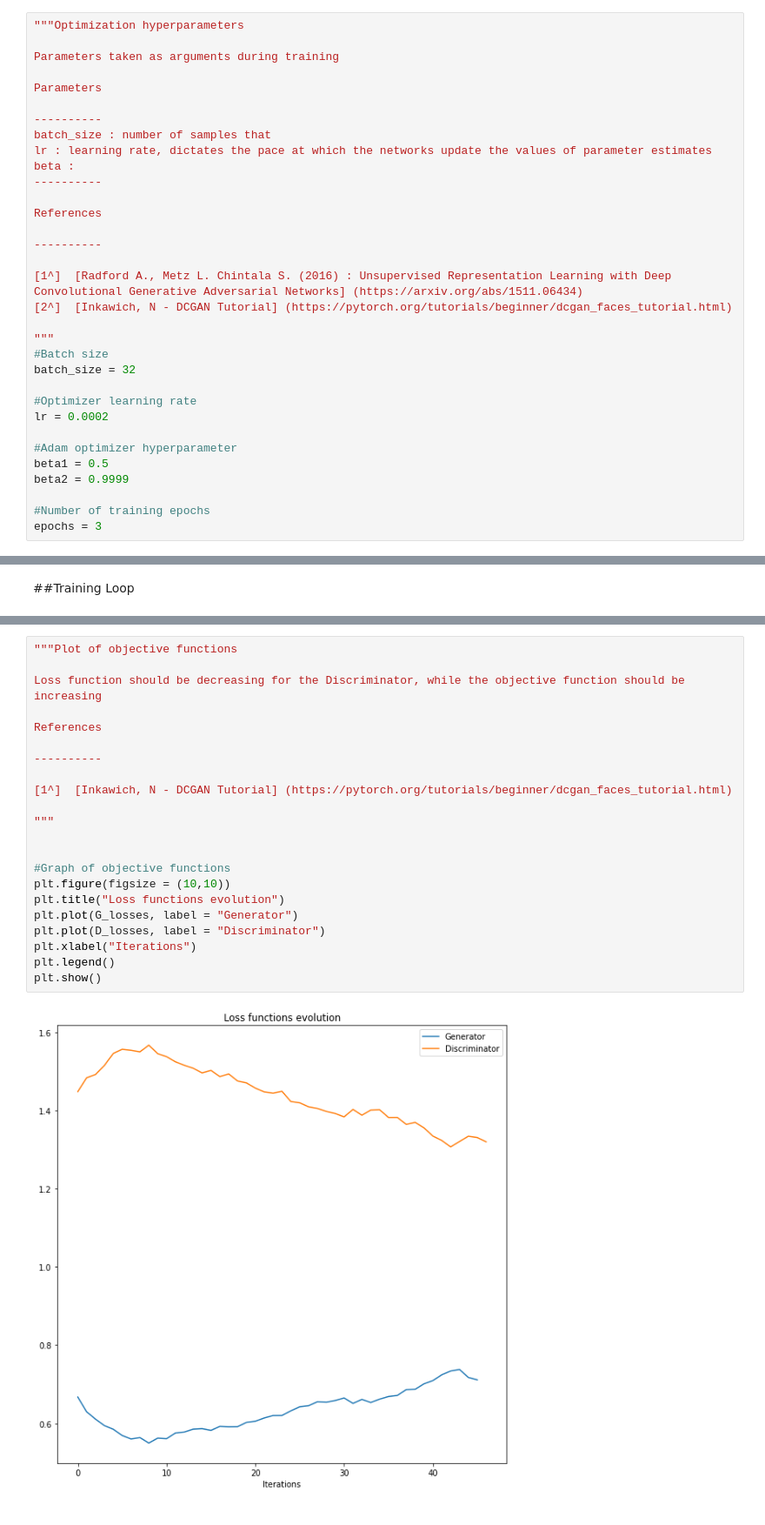
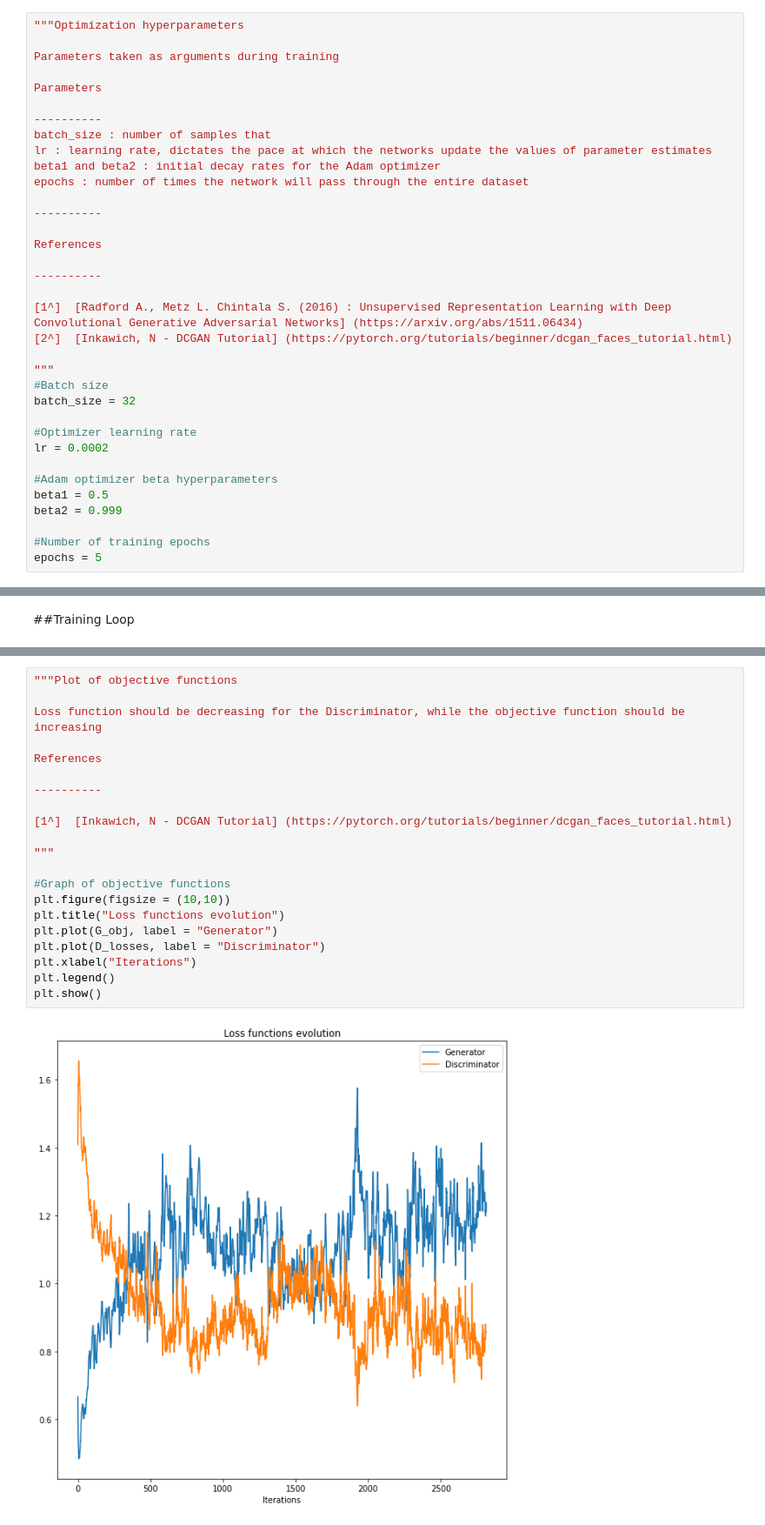
Before and after one commit to WSShawn/GAN, a Jupyter notebook: src/DCGAN_MNIST.ipynb, the cells around one changed output, grey strips where cells are left out. Shown at 87% size. Drawn from its saved outputs; the diff is of its cells as text.

```diff
--- a/src/DCGAN_MNIST.ipynb
+++ b/src/DCGAN_MNIST.ipynb
@@ -107,7 +101,9 @@ Parameters
 ----------
 batch_size : number of samples that
 lr : learning rate, dictates the pace at which the networks update the values of parameter estimates
-beta :
+beta1 and beta2 : initial decay rates for the Adam optimizer
+epochs : number of times the network will pass through the entire dataset
+
 ----------
 
 References
@@ -124,12 +120,12 @@ batch_size = 32
 #Optimizer learning rate
 lr = 0.0002
 
-#Adam optimizer hyperparameter
+#Adam optimizer beta hyperparameters
 beta1 = 0.5
-beta2 = 0.9999
+beta2 = 0.999
 
 #Number of training epochs
-epochs = 3
+epochs = 5
 # %% [markdown]
 #Data description
 # %% [markdown]
@@ -436,27 +471,26 @@ KeyboardInterrupt: ignored
 # %%
 """Plot of objective functions
 
 Loss function should be decreasing for the Discriminator, while the objective function should be increasing
 
 References
 
 ----------
 
 [1^]  [Inkawich, N - DCGAN Tutorial] (https://pytorch.org/tutorials/beginner/dcgan_faces_tutorial.html)
 
 """
 
-
 #Graph of objective functions
 plt.figure(figsize = (10,10))
 plt.title("Loss functions evolution")
-plt.plot(G_losses, label = "Generator")
+plt.plot(G_obj, label = "Generator")
 plt.plot(D_losses, label = "Discriminator")
 plt.xlabel("Iterations")
 plt.legend()
 plt.show()
 # %% [output]
-[figure, old version]
+[figure, new version]
 # %%
 """Plot of obtained images throught imshow
 
```
Also changed, not shown: parts of 8 cells of this notebook.
